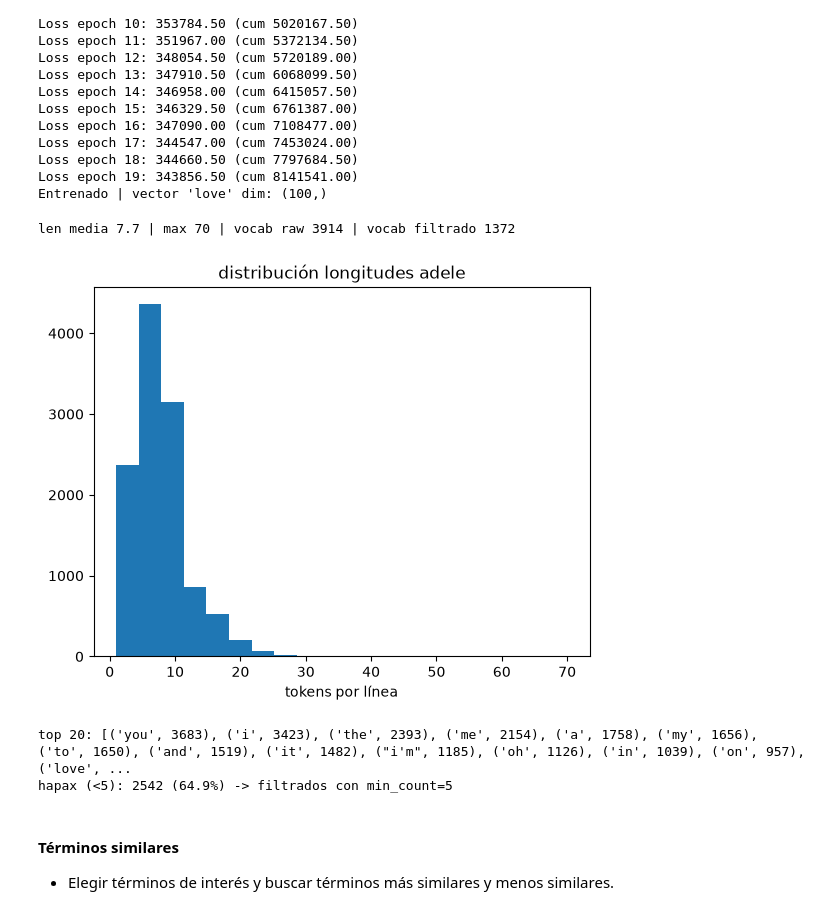
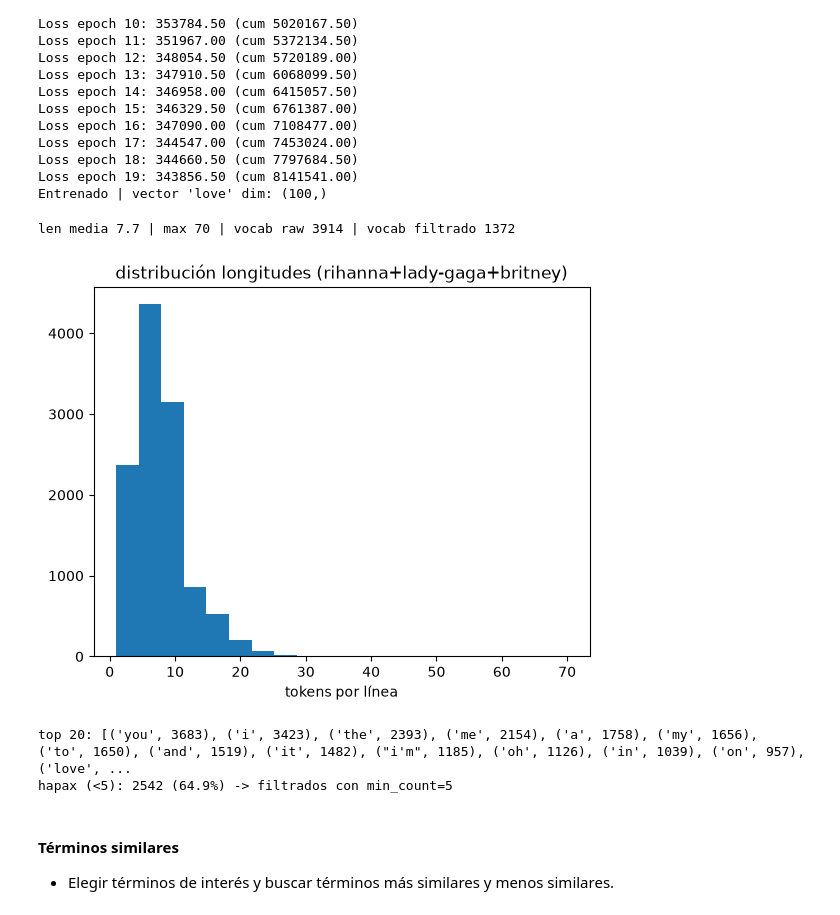
Before and after one commit to ElianaHarriet/CEIA-procesamiento-del-lenguaje-natural-i, a Jupyter notebook: desafio2/Desafio_2.ipynb, the cells around one changed output. Drawn from its saved outputs; the diff is of its cells as text; code cells hidden in the pictures.

```diff
--- a/desafio2/Desafio_2.ipynb
+++ b/desafio2/Desafio_2.ipynb
@@ -381,9 +380,9 @@ Length: 3, dtype: str
 from tensorflow.keras.preprocessing.text import text_to_word_sequence
 
 sentence_tokens = []
-for _, row in df.iterrows():
-    toks = [t for t in text_to_word_sequence(str(row[0]).lower()) if len(t) > 0]  # filtra tokens vacíos
-    if toks:  # filtra líneas vacías
+for text in df[0]:
+    toks = [t for t in text_to_word_sequence(str(text).lower()) if len(t) > 0]
+    if toks:
         sentence_tokens.append(toks)
 
 print(f"Sentencias tokenizadas: {len(sentence_tokens)}")
@@ -462,15 +461,20 @@ Entrenado | vector 'love' dim: (100,)
 # %%
 import collections, matplotlib.pyplot as plt
 lens = [len(s) for s in sentence_tokens]
 freq = collections.Counter(t for s in sentence_tokens for t in s)
-print(f"len media {sum(lens)/len(lens):.1f} | max {max(lens)} | vocab raw {len(freq)} | vocab filtrado {len(w2v_model.wv.index_to_key)}")
-plt.hist(lens, bins=20); plt.title("distribución longitudes adele"); plt.xlabel("tokens por línea"); plt.show()
+print(f"len media {sum(lens)/len(lens):.1f} | max {max(lens)} | vocab raw {len(freq)} | vocab filtrado {len(w2v_custom.wv.index_to_key)}")
+
+plt.hist(lens, bins=20)
+plt.title("distribución longitudes (rihanna+lady-gaga+britney)")
+plt.xlabel("tokens por línea")
+plt.show()
+
 print("top 20:", freq.most_common(20))
 hapax = sum(1 for c in freq.values() if c<5)
 print(f"hapax (<5): {hapax} ({hapax/len(freq)*100:.1f}%) -> filtrados con min_count=5")
 # %% [output]
 len media 7.7 | max 70 | vocab raw 3914 | vocab filtrado 1372
-[figure, old version]
+[figure, new version]
 top 20: [('you', 3683), ('i', 3423), ('the', 2393), ('me', 2154), ('a', 1758), ('my', 1656), ('to', 1650), ('and', 1519), ('it', 1482), ("i'm", 1185), ('oh', 1126), ('in', 1039), ('on', 957), ('love', ...
 hapax (<5): 2542 (64.9%) -> filtrados con min_count=5
 # %% [markdown]
```
Also changed, not shown: parts of 7 cells of this notebook.
